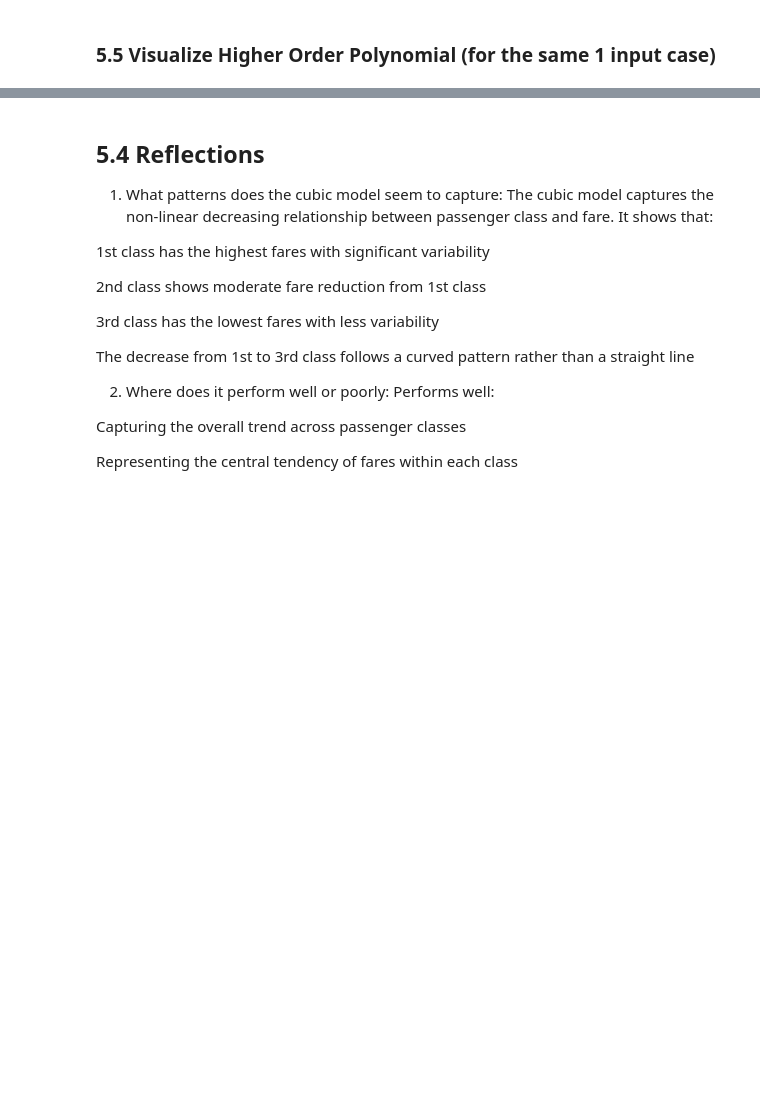
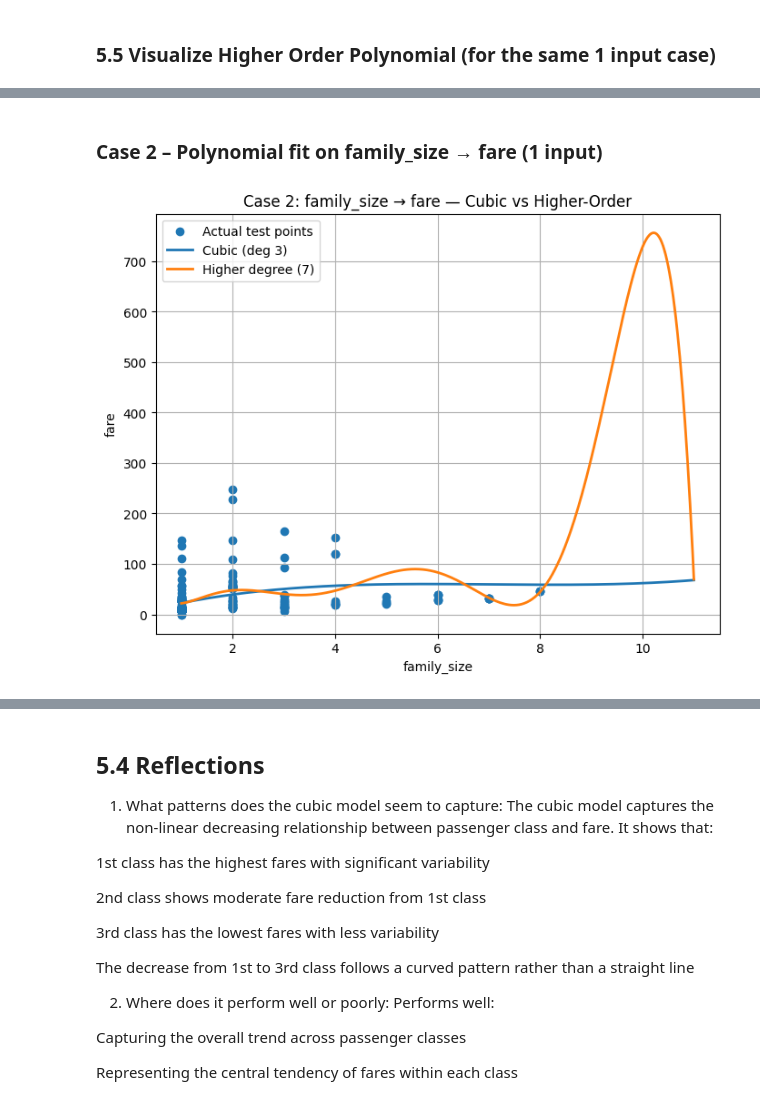
Before and after one commit to albertokabore/applied-ml-kabore, a Jupyter notebook: notebooks/project04/ml04_kabore.ipynb, the cells around one changed output, grey strips where cells are left out. Cells and saved outputs as stored; diff of their text form; code cells hidden in the pictures; blank space fills up the shorter version.

```diff
--- a/notebooks/project04/ml04_kabore.ipynb
+++ b/notebooks/project04/ml04_kabore.ipynb
@@ -418,0 +498,36 @@ Degree 5 MAE: 19.25
+# %% [markdown]
+### Case 2 – Polynomial fit on family_size → fare (1 input)
+# %%
+
+
+higher_degree = 7  # keep consistent or change per case
+
+# Cubic fit
+poly2_deg3 = PolynomialFeatures(degree=3)
+X2_train_poly3 = poly2_deg3.fit_transform(X2_train)
+X2_test_poly3  = poly2_deg3.transform(X2_test)
+model2_deg3 = LinearRegression().fit(X2_train_poly3, y2_train)
+
+# Higher-degree fit
+poly2_high = PolynomialFeatures(degree=higher_degree)
+X2_train_polyH = poly2_high.fit_transform(X2_train)
+X2_test_polyH  = poly2_high.transform(X2_test)
+model2_high = LinearRegression().fit(X2_train_polyH, y2_train)
+
+# Smooth curve across family_size range
+xgrid2 = np.linspace(float(X2_train.min()), float(X2_train.max()), 400).reshape(-1, 1)
+ygrid2_deg3 = model2_deg3.predict(poly2_deg3.transform(xgrid2))
+ygrid2_high = model2_high.predict(poly2_high.transform(xgrid2))
+
+plt.figure(figsize=(8, 6))
+plt.scatter(X2_test, y2_test, label="Actual test points")
+plt.plot(xgrid2, ygrid2_deg3, linewidth=2, label="Cubic (deg 3)")
+plt.plot(xgrid2, ygrid2_high, linewidth=2, label=f"Higher degree ({higher_degree})")
+plt.title("Case 2: family_size → fare — Cubic vs Higher-Order")
+plt.xlabel("family_size")
+plt.ylabel("fare")
+plt.legend()
+plt.grid(True)
+plt.show()
+# %% [output]
+[figure, added]
```
Also changed, not shown: parts of 16 cells of this notebook.
